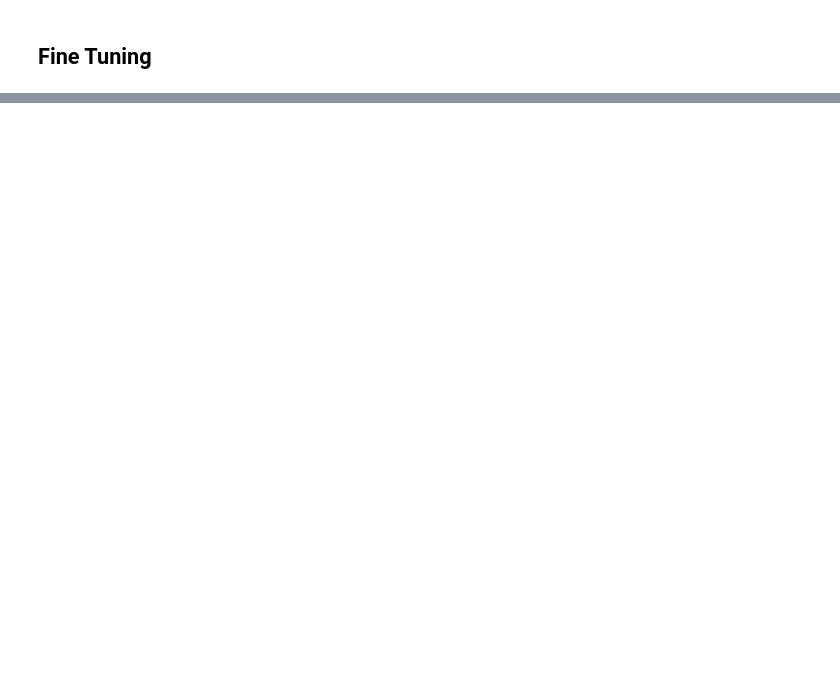
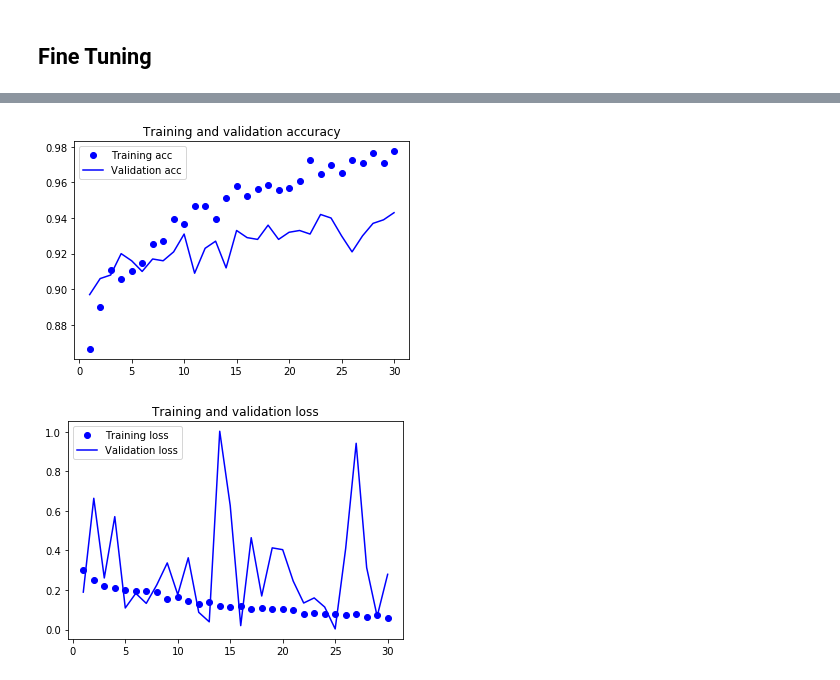
Before and after one commit to janejl/DeepLearning, a Jupyter notebook: catvsdogshtmlNotebook/CatsVsDogs.ipynb, the cells around one changed output, grey strips where cells are left out. Drawn from its saved outputs; the diff is of its cells as text; code cells hidden in the pictures; blank space fills up the shorter version.

Commit message:
A2 (without q5 model)

```diff
--- a/catvsdogshtmlNotebook/CatsVsDogs.ipynb
+++ b/catvsdogshtmlNotebook/CatsVsDogs.ipynb
@@ -445,7 +510,7 @@ train_generator = train_datagen.flow_from_directory(
     batch_size=20,
     class_mode='binary')
 validation_generator = test_datagen.flow_from_directory(
-        validation_dir,
+        val_dir,
         target_size=(150, 150),
         batch_size=20,
         class_mode='binary')
@@ -481,9 +564,9 @@ for layer in conv_base.layers:
 model.compile(loss='binary_crossentropy',
                       optimizer=optimizers.RMSprop(lr=1e-5),
                       metrics=['acc'])
-        history = model.fit_generator(
-              train_generator,
-              steps_per_epoch=100,
-              epochs=100,
-              validation_data=validation_generator,
-              validation_steps=50)
+history = model.fit_generator(
+      train_generator,
+      steps_per_epoch=100,
+      epochs=30,
+      validation_data=validation_generator,
+      validation_steps=50)
@@ -490,3 +591,8 @@ model.compile(loss='binary_crossentropy',
+# %%
+plot_history(history)
+# %% [output]
+[figure, added]
+[figure, added]
 # %% [markdown]
 We plot the results and we got![ft1.png](ft1.png)![ft2.png](ft2.png)
 
```
Also changed, not shown: parts of 19 cells of this notebook, 17 other files.
